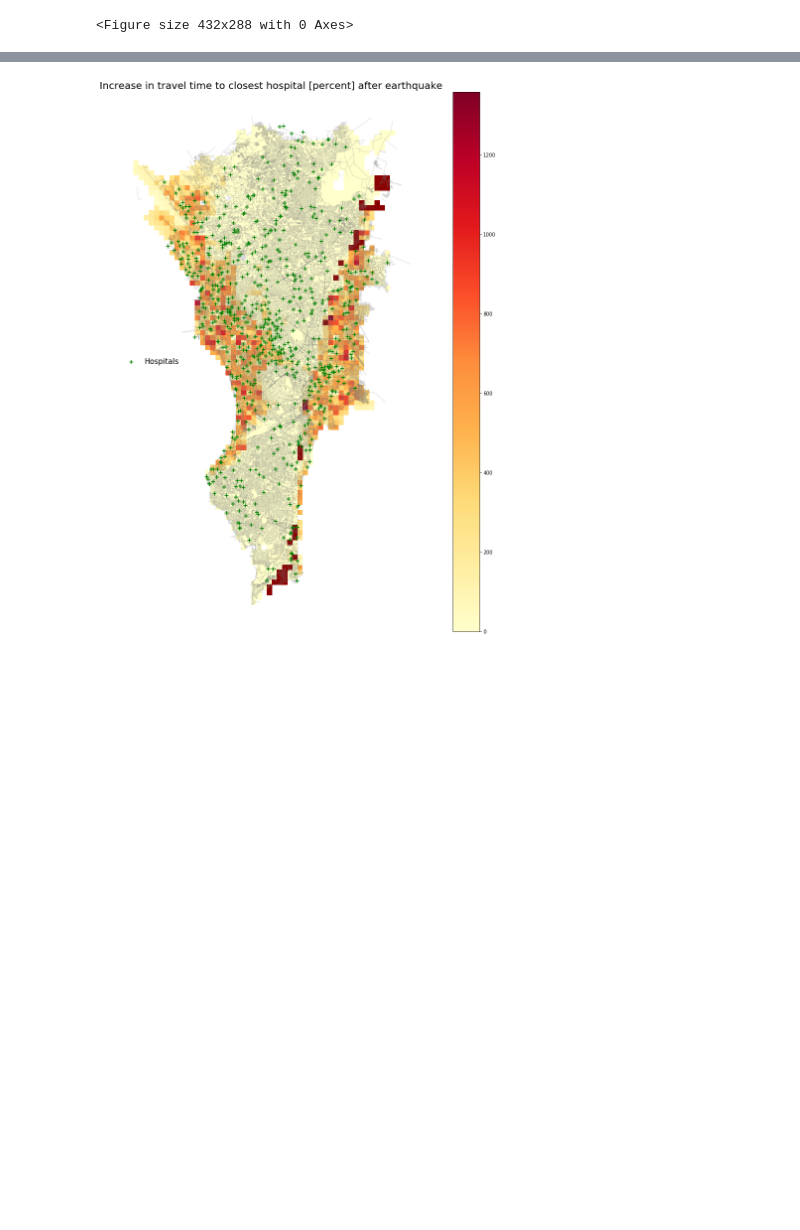
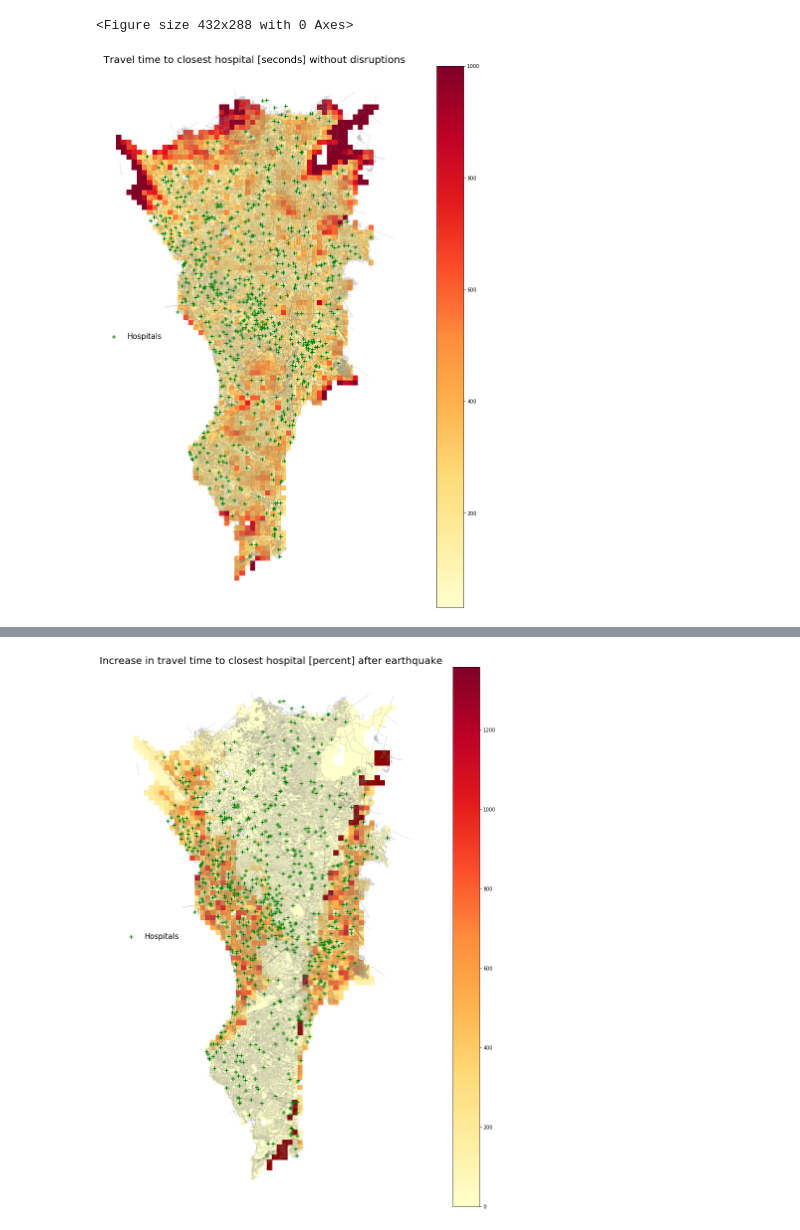
Before and after one commit to jbraese/network_disruption, a Jupyter notebook: 3_analyze_connectivity.ipynb, the cells around one changed output, grey strips where cells are left out. Cells and saved outputs as stored; diff of their text form; code cells hidden in the pictures; blank space fills up the shorter version.

Commit message:
add additional visualizations

```diff
--- a/3_analyze_connectivity.ipynb
+++ b/3_analyze_connectivity.ipynb
@@ -291,10 +293,13 @@ origin_points.to_csv("output/origin_points_results.csv")
 # %%
 origin_points = gpd.read_file("asset_data/origin_points_results.geojson")
 # %%
-#import hazard data
+#import hazard data and asset data for plotting
 
 liquefaction = gpd.read_file(r"hazard_data/Liquefaction/Liquefaction_MetroManila.shp")
 faultline = gpd.read_file(r"hazard_data/ActiveFault/ActiveFault_MetroManila.shp")
+
+hospitals = gpd.read_file(r"asset_data/MetroManila/MetroManila/DOH/HealthFacilities.shp")
+schools = gpd.read_file(r"asset_data/MetroManila/MetroManila/DepEd/SchoolLocation.shp")
 # %%
 highways_to_keep = ["motorway", "motorway_link", "trunk", "trunk_link" "primary", "primary_link",
                    "secondary", "secondary_link", "tertiary", "tertiary_link"]
@@ -322,3 +325,19 @@ fig
 # %% [output]
 [figure]
 <Figure size 432x288 with 0 Axes>
+# %%
+fig, ax = plt.subplots(figsize=(20, 20))
+origin_points.plot(
+    ax=ax, cmap="YlOrRd", column="min_hospital_distance_seconds", vmax = 1000,
+    marker = "s", markersize=90, zorder=-1, legend=True)
+hospitals.plot(ax = ax, color="Green", marker="+", markersize=50, zorder=2, label="Hospitals")
+G_gdf.plot(ax = ax, color="Grey", zorder=1, alpha = 0.1)
+ax.legend(loc='center left',
+          fontsize=15,
+          frameon=False)
+
+ax.set_title("Travel time to closest hospital [seconds] without disruptions", fontsize=20)
+ax.set_axis_off()
+fig.savefig("output/hospitaltrips_sec.png", dpi = 400)
+# %% [output]
+[figure, added]
```
Also changed, not shown: parts of 10 cells of this notebook.
